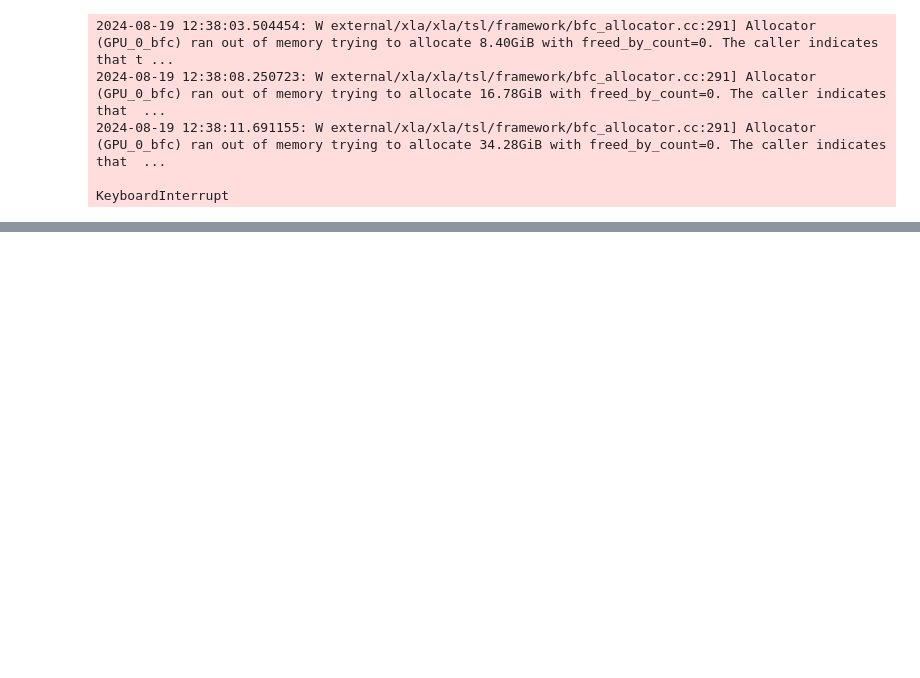
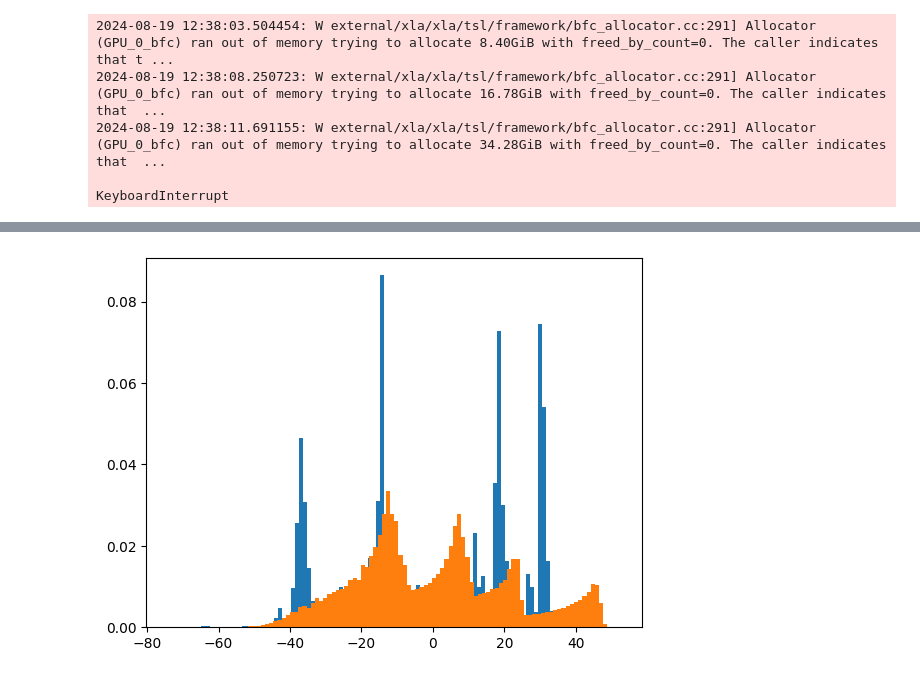
Before and after one commit to TY-Yang3015/fleiadex, a Jupyter notebook: show_training_in_notebook.ipynb, the cells around one changed output, grey strips where cells are left out. Drawn from its saved outputs; the diff is of its cells as text; code cells hidden in the pictures; blank space fills up the shorter version.

```diff
--- a/show_training_in_notebook.ipynb
+++ b/show_training_in_notebook.ipynb
@@ -71,0 +133,12 @@ plt.hist(latent_data, bins=50);
+# %%
+latent_data = np.ndarray.flatten(latents)
+data = np.ndarray.flatten(data)
+
+latent_data -= np.mean(latent_data)
+data -= np.mean(data)
+
+fig, ax = plt.subplots()
+ax.hist(latent_data, density=True, bins=100);
+ax.hist(data, density=True, bins=100);
+# %% [output]
+[figure, added]
```
Also changed, not shown: parts of 14 cells of this notebook, 11 other files.
